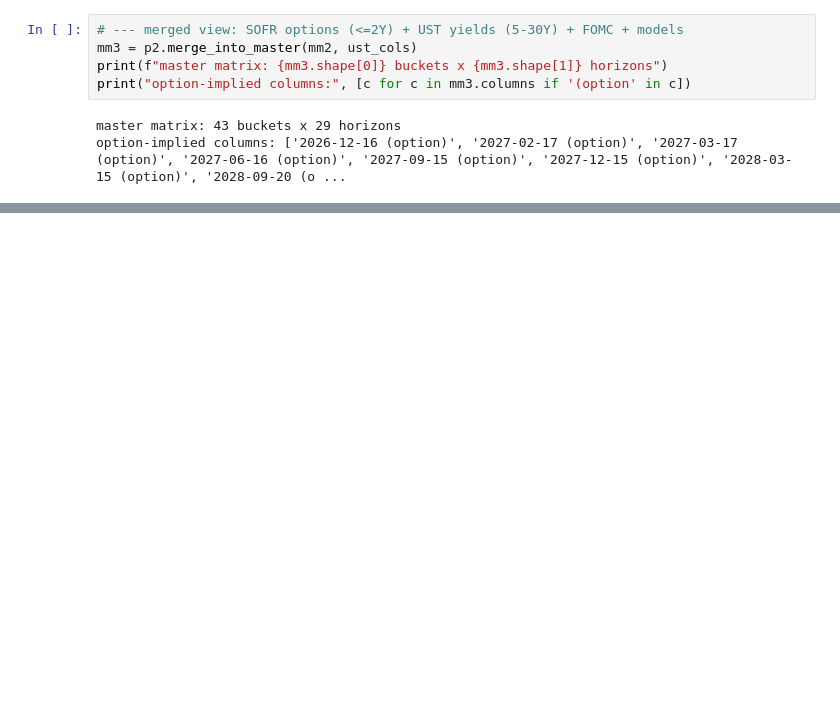
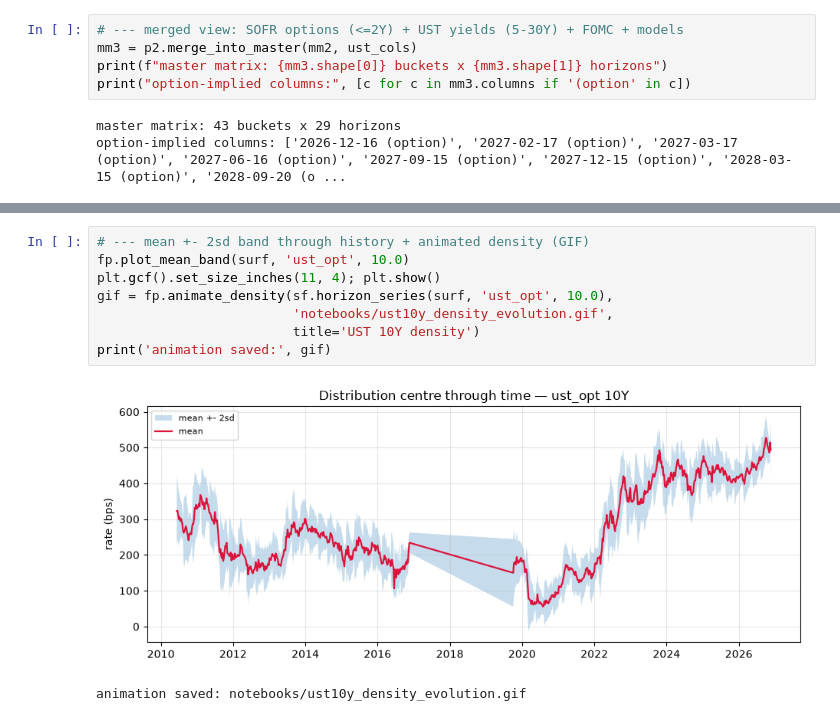
Before and after one commit to ssaurbier/FFR-futures, a Jupyter notebook: notebooks/fedwatch_30y.ipynb, the cells around one changed output, grey strips where cells are left out. Drawn from its saved outputs; the diff is of its cells as text; blank space fills up the shorter version.

```diff
--- a/notebooks/fedwatch_30y.ipynb
+++ b/notebooks/fedwatch_30y.ipynb
@@ -276,0 +311,11 @@ minimised by the OTM-only filter.
+# %%
+# --- mean +- 2sd band through history + animated density (GIF)
+fp.plot_mean_band(surf, 'ust_opt', 10.0)
+plt.gcf().set_size_inches(11, 4); plt.show()
+gif = fp.animate_density(sf.horizon_series(surf, 'ust_opt', 10.0),
+                         'notebooks/ust10y_density_evolution.gif',
+                         title='UST 10Y density')
+print('animation saved:', gif)
+# %% [output]
+[figure, added]
+animation saved: notebooks/ust10y_density_evolution.gif
```
Also changed, not shown: parts of 7 cells of this notebook, 8 other files.
